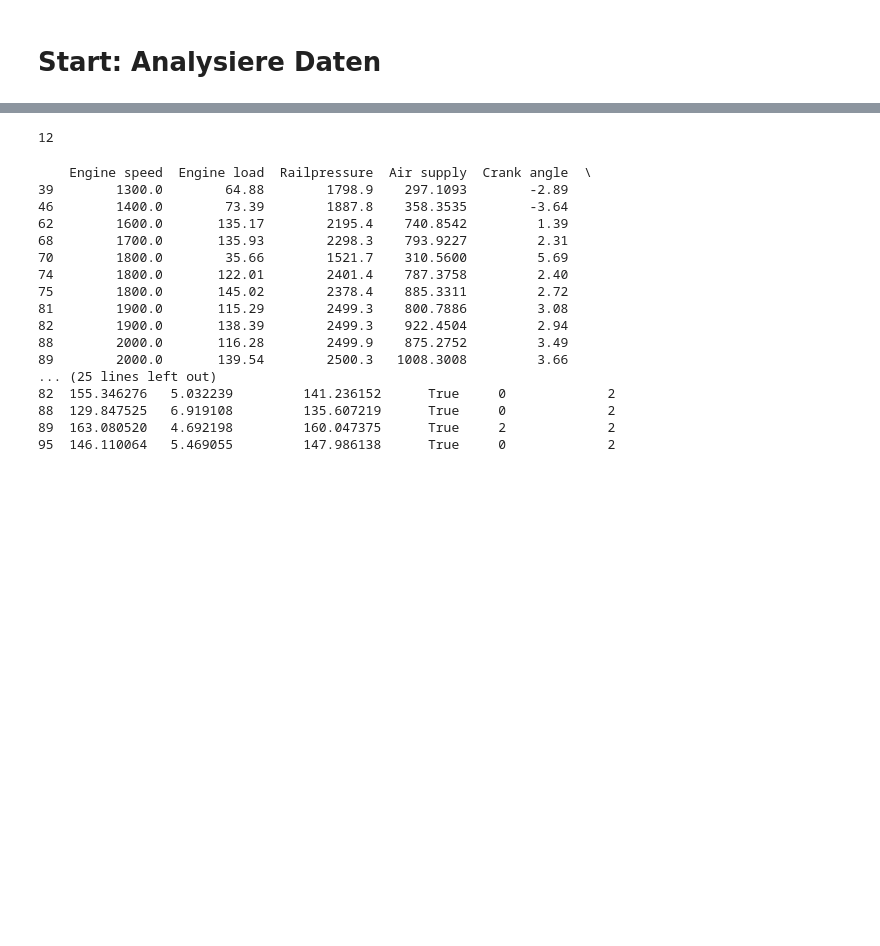
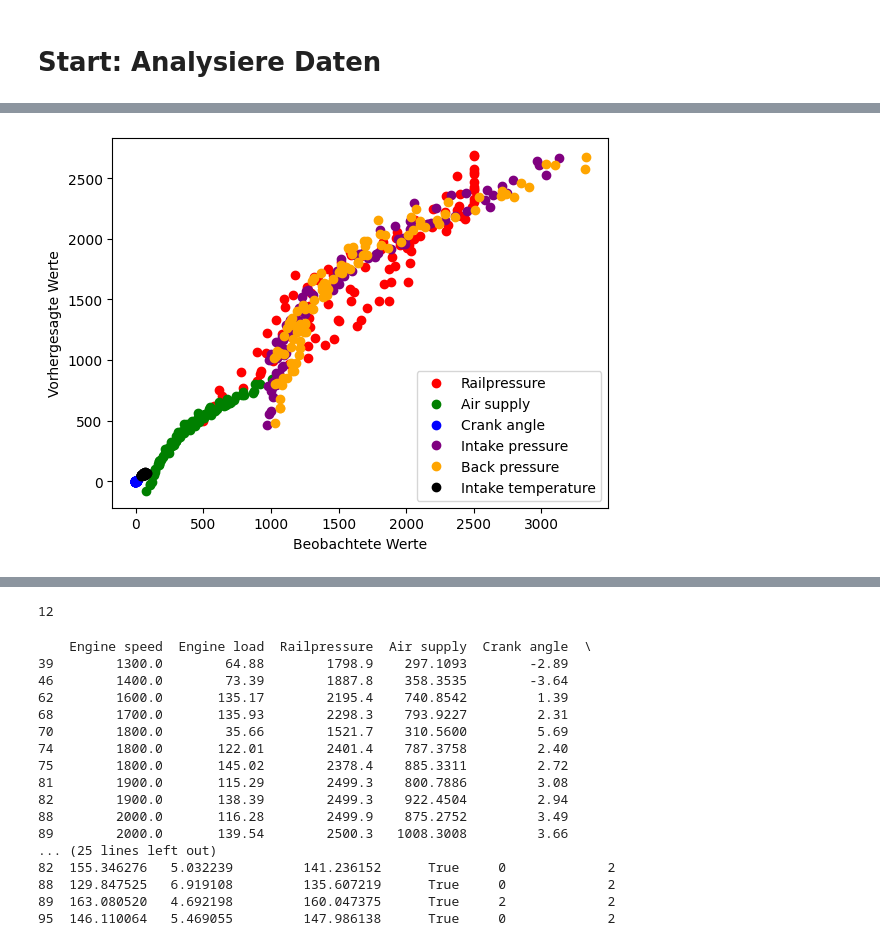
Before and after one commit to lschoenepxc/force-push, a Jupyter notebook: main.ipynb, the cells around one changed output, grey strips where cells are left out. Drawn from its saved outputs; the diff is of its cells as text; code cells hidden in the pictures; blank space fills up the shorter version.

```diff
--- a/main.ipynb
+++ b/main.ipynb
@@ -15,0 +71,8 @@ data = import_data()
+# %%
+def add_data(data, queried_data):
+    # add queried data (without cost) to initial data
+    data = pd.concat([data, queried_data.iloc[:, :13]], axis=0)
+    return data
+
+data = add_data(data, df_queried)
+print(data)
@@ -30,0 +109,81 @@ print(outputs)
+# %%
+import pandas as pd
+import statsmodels.api as sm
+
+# Angenommen, df ist Ihr DataFrame mit den Spalten 'Speed', 'Load' und anderen Input-Parametern
+# df erste 8 Spalten von data
+df = data.iloc[:, 0:8]
+
+# Schritt 2: Korrelationsanalyse
+correlation_matrix = df.corr()
+print(correlation_matrix[['Engine speed', 'Engine load']])
+
+# Schritt 3: Multivariate Regression für einen Parameter 'Param1' als abhängige Variable
+X = df[['Engine speed', 'Engine load']]  # Unabhängige Variablen
+X = sm.add_constant(X)  # Fügt eine Konstante hinzu, um den Achsenabschnitt zu berücksichtigen
+y_RP = df['Railpressure']  # Abhängige Variable
+y_AS = df['Air supply']
+y_CA = df['Crank angle']
+y_IP = df['Intake pressure']
+y_BP = df['Back pressure']
+y_IT = df['Intake temperature']
+
+model_RP = sm.OLS(y_RP, X).fit()  # Erstellt und passt das Modell an
+print(model_RP.summary())  # Zeigt die Ergebnisse
+
+model_AS = sm.OLS(y_AS, X).fit()  # Erstellt und passt das Modell an
+print(model_AS.summary())  # Zeigt die Ergebnisse
+
+model_CA = sm.OLS(y_CA, X).fit()  # Erstellt und passt das Modell an
+print(model_CA.summary())  # Zeigt die Ergebnisse
+
+model_IP = sm.OLS(y_IP, X).fit()  # Erstellt und passt das Modell an
+print(model_IP.summary())  # Zeigt die Ergebnisse
+
+model_BP = sm.OLS(y_BP, X).fit()  # Erstellt und passt das Modell an
+print(model_BP.summary())  # Zeigt die Ergebnisse
+
+model_IT = sm.OLS(y_IT, X).fit()  # Erstellt und passt das Modell an
+print(model_IT.summary())  # Zeigt die Ergebnisse
+
+# Visualisierung der Ergebnisse
+import matplotlib.pyplot as plt
+
+# Erstellen Sie eine Abbildung und Achsen
+fig, ax = plt.subplots()
+
+# Erstellen Sie eine Liste von Farben
+colors = ['red', 'green', 'blue', 'purple', 'orange', 'black']
+
+# Erstellen Sie eine Liste von Modellen
+models = [model_RP, model_AS, model_CA, model_IP, model_BP, model_IT]
+
+# Erstellen Sie eine Liste von Abhängigen Variablen
+y = [y_RP, y_AS, y_CA, y_IP, y_BP, y_IT]
+
+# Erstellen Sie eine Liste von Output-Namen
+output_names = ['Railpressure', 'Air supply', 'Crank angle', 'Intake pressure', 'Back pressure', 'Intake temperature']
+
+# hinzufügen der daten zu den plots
+for i in range(6):
+    ax.plot(y[i], models[i].fittedvalues, 'o', color=colors[i], label=output_names[i])
+
+# Erstellen Sie eine Legende
+ax.legend()
+
+# Achsenbeschriftungen
+ax.set_xlabel('Beobachtete Werte')
+ax.set_ylabel('Vorhergesagte Werte')
+
+# Anzeigen des Diagramms
+plt.show()
+
+# Plot the dependency of the output variables on the input variables
+for i in range(6):
+    # make two plots for each output variable
+    plt.scatter(df['Engine speed'], y[i], color='red')
+    plt.scatter(df['Engine load'], y[i], color='blue')
+    plt.xlabel('Engine speed and load')
+    plt.ylabel(output_names[i])
+    plt.show()
+# %% [output]
@@ -30,0 +207 @@ print(outputs)
+[figure, added]
```
Also changed, not shown: parts of 13 cells of this notebook, 2 other files.
